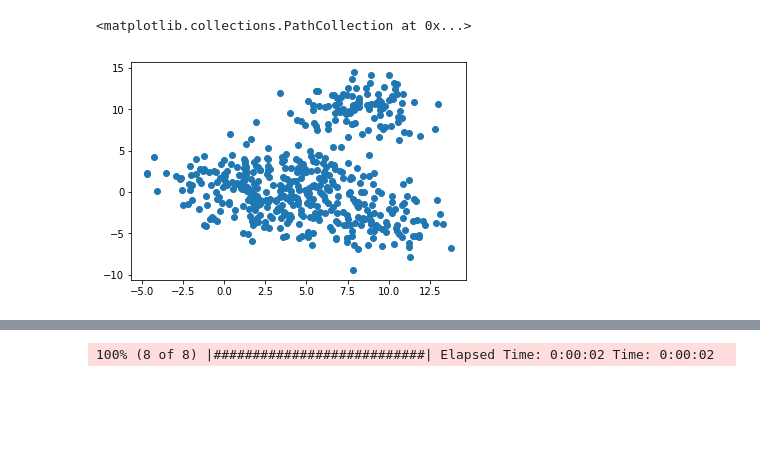
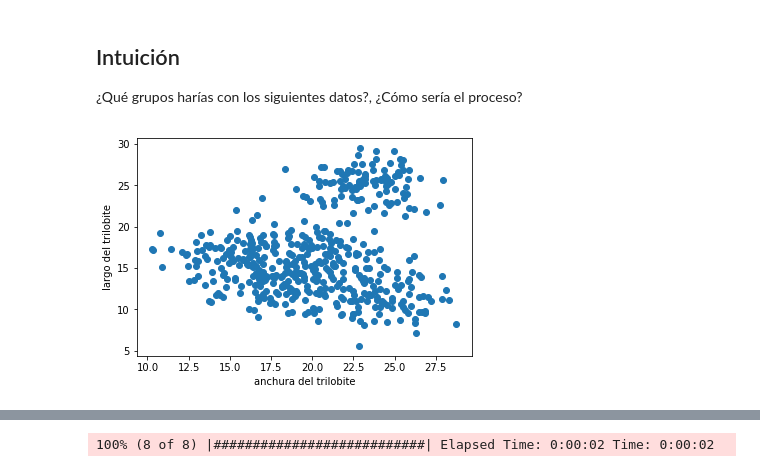
Before and after one commit to rramosp/20181.unal, a Jupyter notebook: Notes A - Clustering.ipynb, the cells around one changed output, grey strips where cells are left out. Drawn from its saved outputs; the diff is of its cells as text; code cells hidden in the pictures; blank space fills up the shorter version.

Commit message:
added clustering exercise

```diff
--- a/Notes A - Clustering.ipynb
+++ b/Notes A - Clustering.ipynb
@@ -18,6 +34,11 @@ observe 2D KMeans clustering with different numbers of clusters
+# %% [markdown]
+## Intuición
+
+¿Qué grupos harías con los siguientes datos?,  ¿Cómo sería el proceso?
 # %%
-X = pd.read_csv("data/cluster1.csv").values
+X = pd.read_csv("data/cluster1.csv").values+15
 plt.scatter(X[:,0], X[:,1])
+plt.xlabel("anchura del trilobite")
+plt.ylabel("largo del trilobite");
 # %% [output]
-<matplotlib.collections.PathCollection at 0x...>
-[figure, old version]
+[figure, new version]
```
Also changed, not shown: parts of 20 cells of this notebook, 3 other files.
